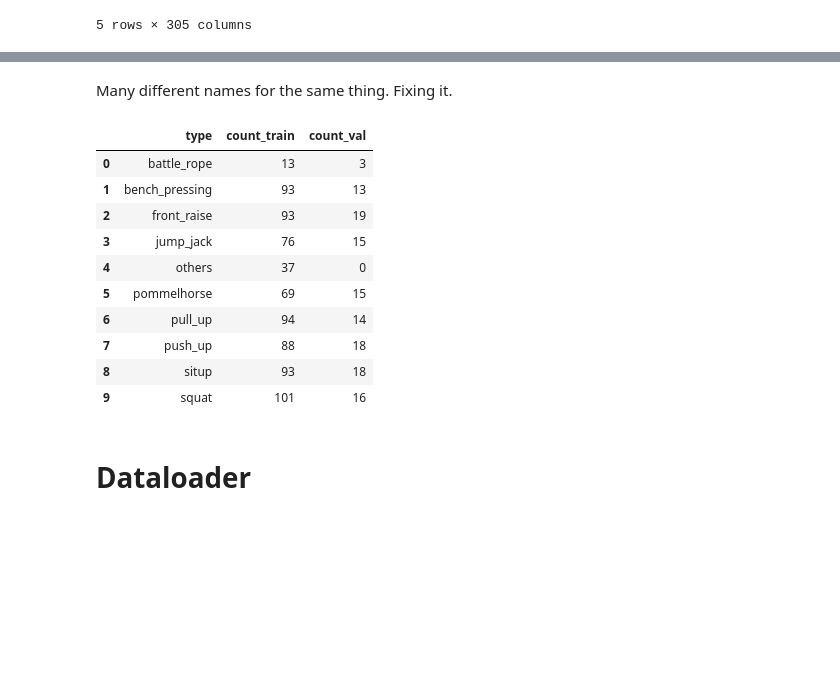
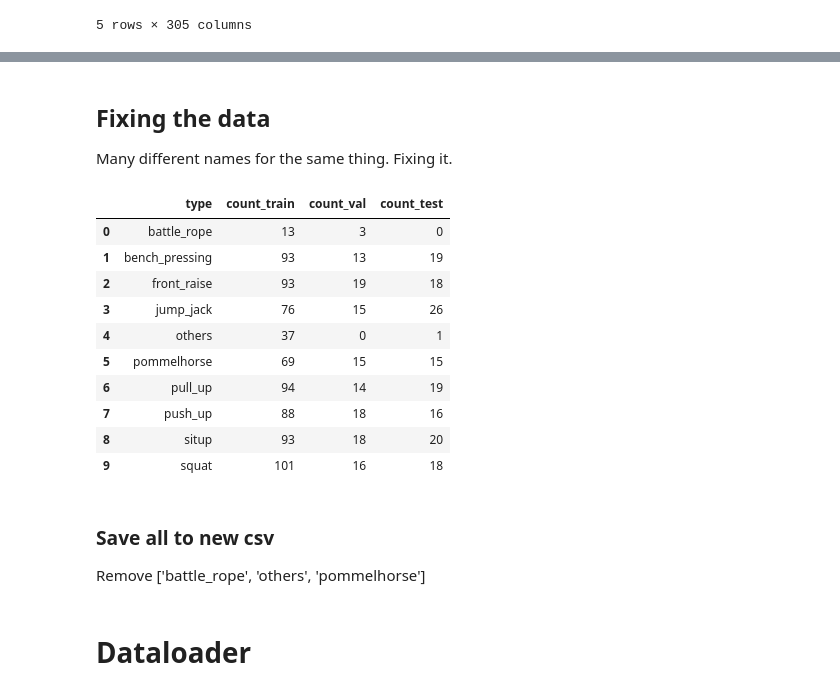
Before and after one commit to iucario/WorkoutDetector, a Jupyter notebook: WorkoutDetector/RepCount_data_process.ipynb, the cells around one changed output, grey strips where cells are left out. Cells and saved outputs as stored; diff of their text form; code cells hidden in the pictures; blank space fills up the shorter version.

```diff
--- a/WorkoutDetector/RepCount_data_process.ipynb
+++ b/WorkoutDetector/RepCount_data_process.ipynb
@@ -7,8 +10,8 @@ from IPython.display import display
 # %%
-datadir = 'data/RepCount'
-train_csv = os.path.join(datadir, 'annotation/train.csv')
-test_csv = os.path.join(datadir, 'annotation/test.csv')
-val_csv = os.path.join(datadir, 'annotation/valid.csv')
+base = '../datasets/RepCount'
+train_csv = os.path.join(base, 'annotation/train.csv')
+test_csv = os.path.join(base, 'annotation/test.csv')
+val_csv = os.path.join(base, 'annotation/val.csv')
 
 train_df = pd.read_csv(train_csv, index_col=0)
 test_df = pd.read_csv(test_csv, index_col=0)
@@ -31,6 +36,7 @@ total: 1041
 # %%
-original_data = 'data/RepCountA/original_data/filename_mapping.csv'
-ori = pd.read_csv(original_data, index_col=0)
-len(ori)
+original_data = Path(base, 'original_data/filename_mapping.xlsx')
+ori = pd.read_excel(original_data, index_col=0)
+print(len(ori))
+ori.head()
 # %% [output]
 800
@@ -48,0 +49,22 @@ ori['name'] = ori['rename'].apply(lambda x: x+'.mp4')
+# %%
+# add column 'name' to ori
+ori['name'] = ori['rename'].apply(lambda x: x+'.mp4')
+
+# add YouTube ID and start time to annotation
+def func(name):
+    name = name.split('.')[0]
+    row = ori[ori['rename'] == name]
+    if len(row) == 0 or any(row['vid'].isna()):
+        return None
+    vid_st = row['vid_st'].values[0]
+
+    vid = vid_st[:11]
+    st = vid_st[12:-4]
+    return vid, int(st)
+
+train_df['vid'] = train_df['name'].apply(lambda x: func(x)[0] if func(x) else None)
+train_df['st'] = train_df['name'].apply(lambda x: func(x)[1] if func(x) else None)
+val_df['vid'] = val_df['name'].apply(lambda x: func(x)[0] if func(x) else None)
+val_df['st'] = val_df['name'].apply(lambda x: func(x)[1] if func(x) else None)
+test_df['vid'] = test_df['name'].apply(lambda x: func(x)[0] if func(x) else None)
+test_df['st'] = test_df['name'].apply(lambda x: func(x)[1] if func(x) else None)
@@ -51,4 +89,5 @@ ori.groupby('class').count()
 # %% [markdown]
+## Fixing the data
 Many different names for the same thing.
 Fixing it.
 # %%
@@ -78,27 +112,34 @@ test_df['type'] = test_df['type'].replace(
 # %%
 classes = train_df['type'].unique()
 df1 = train_df.groupby('type').count()
 df1 = df1[['count']].rename(columns={'count': 'count_train'})
 
 df2 = val_df.groupby('type').count()
 df2 = df2[['count']].rename(columns={'count': 'count_val'})
 
-# show df1 and df2 in one table
-df = pd.concat([df1, df2], axis=1)
+df3 = test_df.groupby('type').count()
+df3 = df3[['count']].rename(columns={'count': 'count_test'})
+
+# show df1 df2 df3 in one table
+df = pd.concat([df1, df2, df3], axis=1)
 df.index.name = 'type'
 df.fillna(0, inplace=True)
 df = df.astype(int)
 df = df.reset_index()
 df
 # %% [output]
-|  | type | count_train | count_val |
-| 0 | battle_rope | 13 | 3 |
-| 1 | bench_pressing | 93 | 13 |
-| 2 | front_raise | 93 | 19 |
-| 3 | jump_jack | 76 | 15 |
-| 4 | others | 37 | 0 |
-| 5 | pommelhorse | 69 | 15 |
-| 6 | pull_up | 94 | 14 |
-| 7 | push_up | 88 | 18 |
-| 8 | situp | 93 | 18 |
-| 9 | squat | 101 | 16 |
+|  | type | count_train | count_val | count_test |
+| 0 | battle_rope | 13 | 3 | 0 |
+| 1 | bench_pressing | 93 | 13 | 19 |
+| 2 | front_raise | 93 | 19 | 18 |
+| 3 | jump_jack | 76 | 15 | 26 |
+| 4 | others | 37 | 0 | 1 |
+| 5 | pommelhorse | 69 | 15 | 15 |
+| 6 | pull_up | 94 | 14 | 19 |
+| 7 | push_up | 88 | 18 | 16 |
+| 8 | situp | 93 | 18 | 20 |
+| 9 | squat | 101 | 16 | 18 |
+# %% [markdown]
+### Save all to new csv
+
+Remove ['battle_rope', 'others', 'pommelhorse']
```
Also changed, not shown: parts of 10 cells of this notebook, 19 other files.
